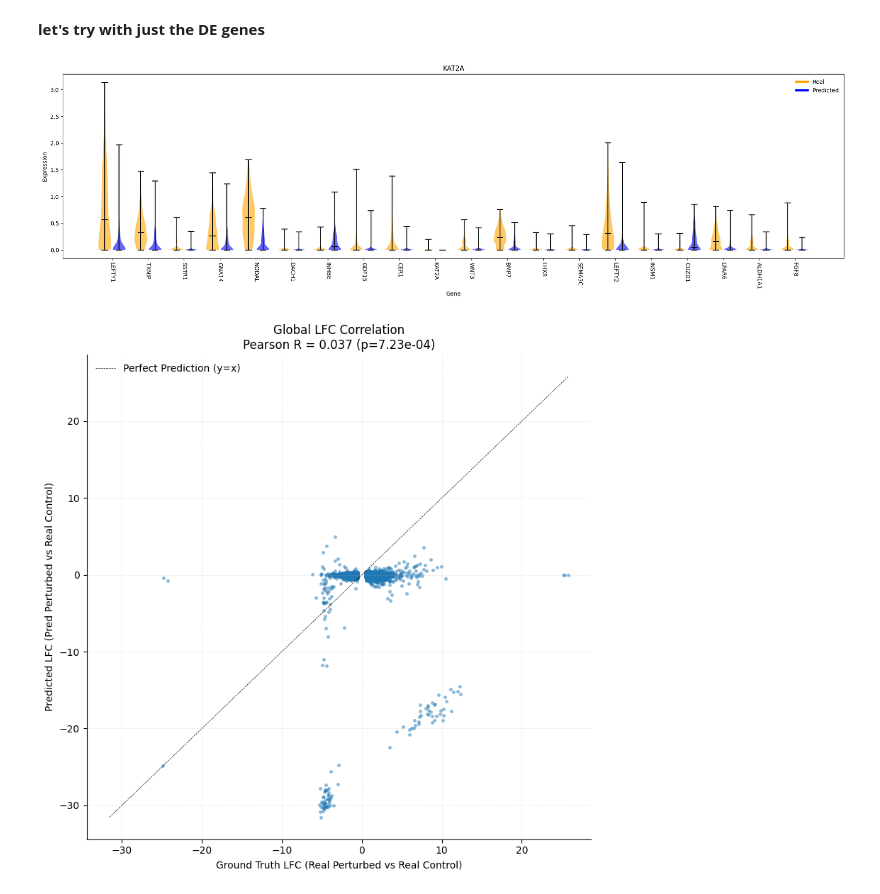
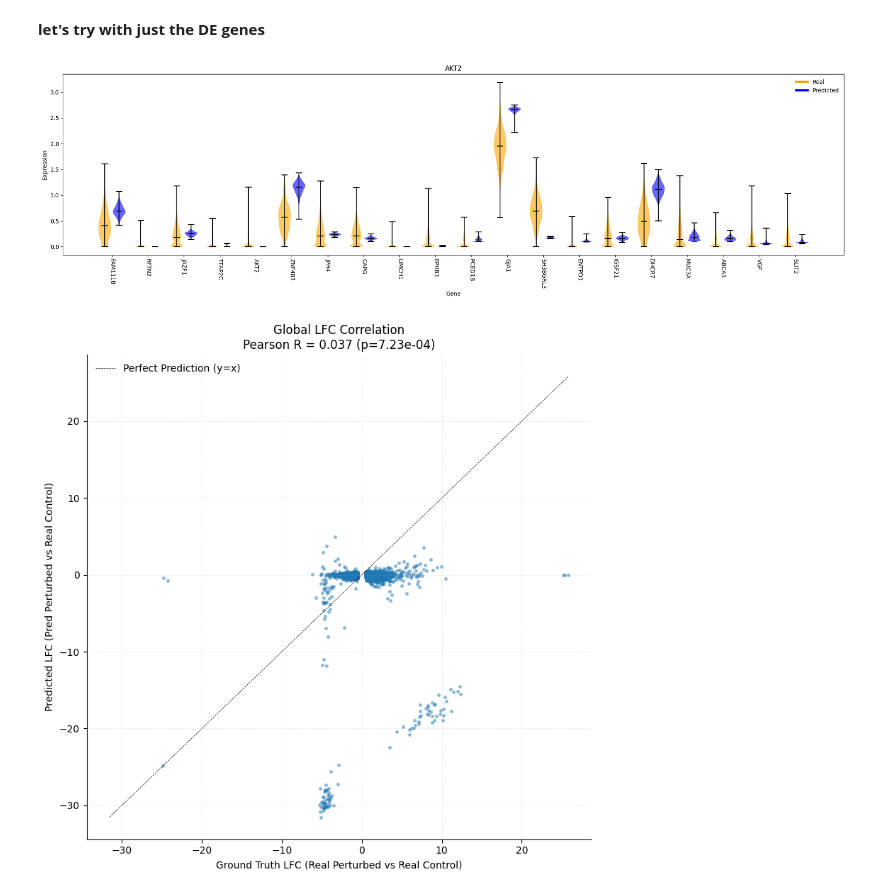
Before and after one commit to MCalabroCode/SPECTRA, a Jupyter notebook: spectra_v2_notebook_wandb.ipynb, the cells around one changed output. Drawn from its saved outputs; the diff is of its cells as text; code cells hidden in the pictures.

```diff
--- a/spectra_v2_notebook_wandb.ipynb
+++ b/spectra_v2_notebook_wandb.ipynb
@@ -263,6 +263,11 @@ scgpt_dim = len(next(iter(scgpt_dict.values())))
 embedding_matrix = torch.zeros((num_nodes, scgpt_dim))
 for gene_id, emb in scgpt_dict.items():
     embedding_matrix[gene_id] = torch.tensor(emb, dtype=torch.float32)
+# %%
+perturbations = list(adata.obs['target_gene'].unique())
+perturbations.remove('non-targeting')
+pert_to_idx = {pert: i for i, pert in enumerate(perturbations)}
+config['pert_to_idx']=pert_to_idx
 # %% [markdown]
 ### **Dataloaders preparation**
 Compared with the original SPECTRA model, here we should calculate the dataloaders so that in each batch there are only samples taken from the same perturbations.
@@ -271,7 +276,7 @@ Compared with the original SPECTRA model, here we should calculate the dataloade
 # %%
 from utils import build_model_dataloaders_split_perturbs
 
-train_loader, val_loader, test_loader, train_size, test_size, _, train_adata, _, test_adata = build_model_dataloaders_split_perturbs(adata, edge_index, config)
+train_loader, val_loader, test_loader, train_size, test_size, _, train_adata, _, test_adata = build_model_dataloaders_split_perturbs(adata, config)
 # %% [output]
 Total Unique Perturbations: 145
 Train set: 102 perts | 130660 cells
@@ -288,7 +293,7 @@ gene_weights = compute_weights(train_adata, gene_to_idx, cells_per_pert=256)
 # load gene weights
 import pickle
 
-with open('gene_weights_replogle.pkl', 'rb') as f:
+with open('gene_weights_replogle_new.pkl', 'rb') as f:
     gene_weights = pickle.load(f)
 print(type(gene_weights))
 # %% [output]
@@ -397,7 +412,7 @@ torch.save(model.state_dict(), "test_DirGNN_Cheb_fungi.pth")
 # %% [markdown]
 # **Testing**
 # %%
-model.load_state_dict(torch.load("weights/best_model_weights_FAGCN_bigbatches.pth"))
+model.load_state_dict(torch.load("weights/best_model_FAGCN_FiLM_d9brrwwt.pth"))
 # %% [output]
 <All keys matched successfully>
 # %%
@@ -762,27 +778,27 @@ plot_top_highly_variable_genes(30, real_adata, pred_adata, False)
 # %% [markdown]
 **let's try with just the DE genes**
 # %%
-from scores import RobustDES
+from val_scores import RobustDES
 from visualization import plot_violins_redictions_selected_genes
 
 
 des_calculator = RobustDES(lfc_threshold=0.5, alpha=0.05)
 
 max_de_genes = 20
-perturb_label = 'KAT2A'
+perturb_label = 'AKT2'
 DE_genes, _ = des_calculator.get_de_genes(real_adata, 'target_gene', perturb_label, 'non-targeting')
 list_DE_genes = list(set(DE_genes.index))
 if len(list_DE_genes)>max_de_genes:
     list_DE_genes = list(set(DE_genes.loc[DE_genes['logfoldchanges'].abs().sort_values(ascending=False).index[:max_de_genes]].index))
 
 plot_violins_redictions_selected_genes(list_DE_genes,
     real_adata[real_adata.obs['target_gene']==perturb_label],
     pred_adata[pred_adata.obs['target_gene']==perturb_label],
     False,
     perturb_label
 )
 # %% [output]
-[figure, old version]
+[figure, new version]
 # %%
 import seaborn as sns
 from scipy.stats import wasserstein_distance, pearsonr
```
Also changed, not shown: parts of 19 cells of this notebook, 7 other files.
